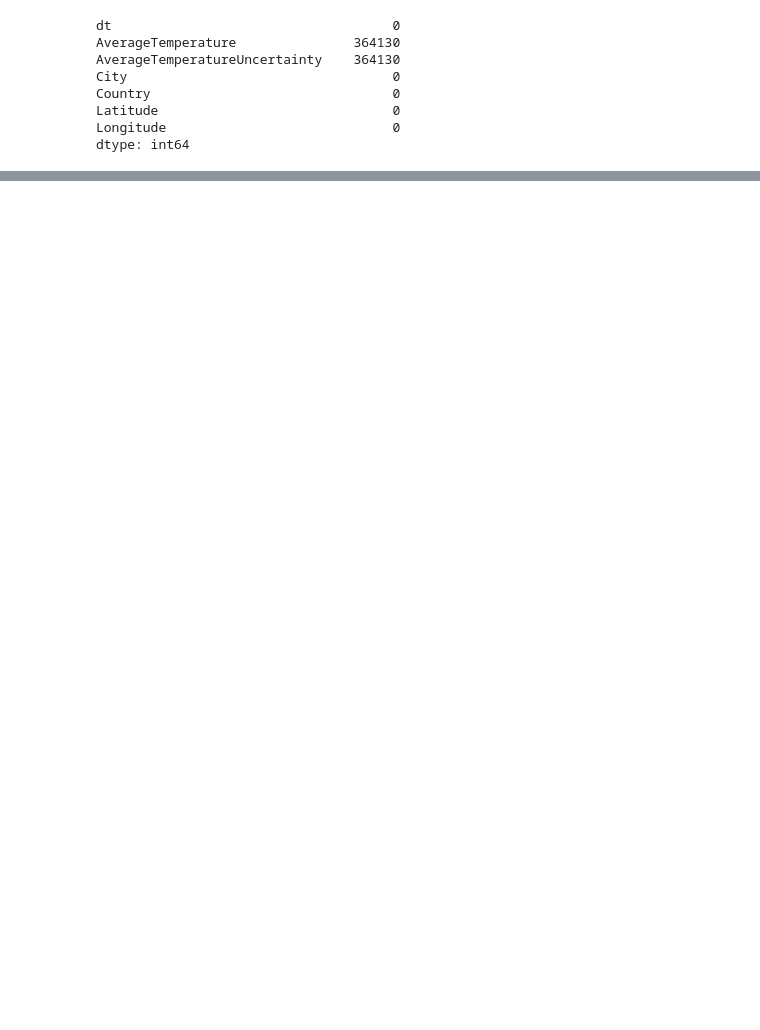
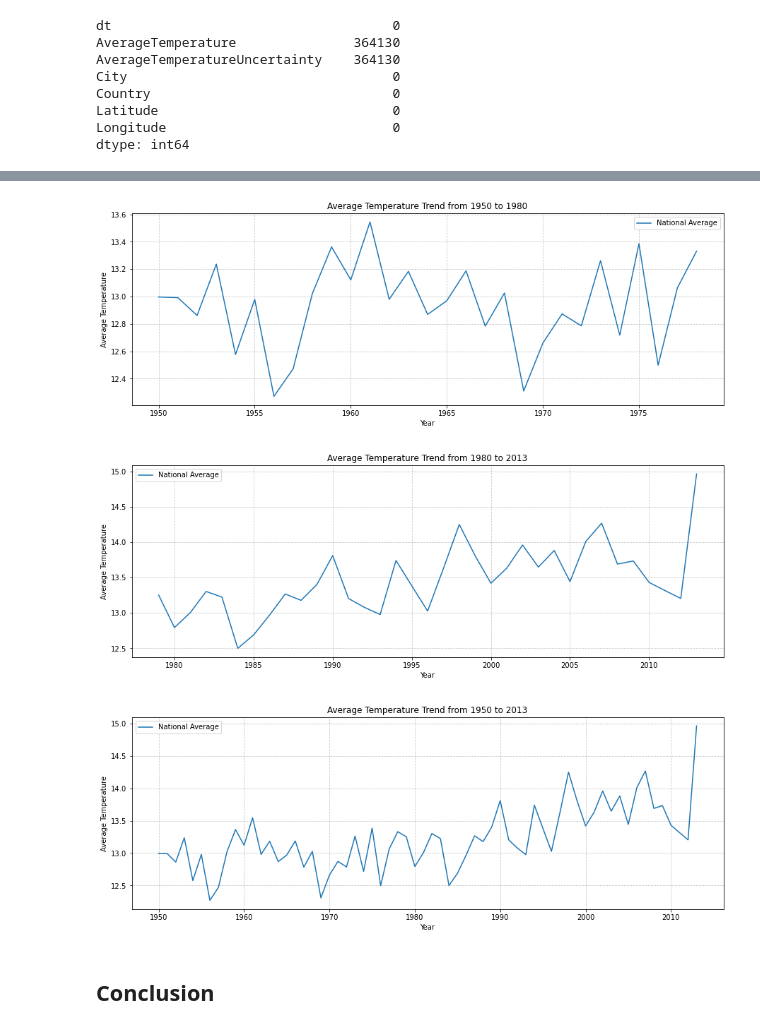
Before and after one commit to POLO6eek/ECO225Project, a Jupyter notebook: Code/ECO225_Project_1.ipynb, the cells around one changed output, grey strips where cells are left out. Saved outputs shown, nothing was run; the diff lists cells and outputs as text; code cells hidden in the pictures; blank space fills up the shorter version.

Commit message:
Line plot

```diff
--- a/Code/ECO225_Project_1.ipynb
+++ b/Code/ECO225_Project_1.ipynb
@@ -17,8 +18,8 @@ df = pd.read_csv('/Users/booker/Desktop/ECO225Project/Data/GlobalLandTemperature
 # Check missing values
 print(df.isnull().sum())
 
-# Drop missing values
-df.dropna(axis = 0, inplace = True)
+# Replacing missing values (not dropping since we will calculate the temperature change in the later section)
+df['AverageTemperature'].interpolate(method='linear', inplace=True)
 # %% [output]
 dt                                    0
 AverageTemperature               364130
@@ -33,14 +34,3 @@ dtype: int64
 df['Date'] = pd.to_datetime(df.dt)
 df.drop(columns = ['dt'], axis = 1, inplace = True)
 df['Year'] = df['Date'].dt.year
-df['Month'] = df['Date'].dt.month
-
-# Group by year
-gb_year = df.groupby(['Year']).mean().reset_index()
-
-gb_year[['AverageTemperature', 'AverageTemperatureUncertainty']].describe()
-
-# Describing X and Y variables
-print(gb_year['AverageTemperature'].describe())
-print(gb_year['AverageTemperatureUncertainty'].describe())
-print(gb_year['Year'].describe())
@@ -64,0 +37,9 @@ Name: Year, dtype: float64
+# %%
+# Group by China and year to get national average temperature
+df_china = df[df['Country'] == 'China']
+grouped_na = df_china.groupby('Year').mean().reset_index()
+
+# Filter the data to form 3 datasets ranging from different years
+grouped_na_1 = grouped_na[(grouped_na['Year'] >= 1950) & (grouped_na['Year'] <= 1978)]
+grouped_na_2 = grouped_na[(grouped_na['Year'] >= 1979) & (grouped_na['Year'] <= 2013)]
+grouped_na_3 = grouped_na[(grouped_na['Year'] >= 1950) & (grouped_na['Year'] <= 2013)]
@@ -64,0 +130,22 @@ Name: Year, dtype: float64
+# %%
+# Write function that can generate line plots
+def plot_lineplot(dataset, title):
+    plt.figure(figsize=(15, 5))
+    plt.plot(dataset['Year'], dataset['AverageTemperature'], label='National Average')
+    plt.xlabel('Year')
+    plt.ylabel('Average Temperature')
+    plt.title(title)
+    plt.grid(linestyle='--', alpha=0.7)
+    plt.legend()
+    plt.show()
+
+# Plot the graphs
+plot_lineplot(grouped_na_1, 'Average Temperature Trend from 1950 to 1980')
+plot_lineplot(grouped_na_2, 'Average Temperature Trend from 1980 to 2013')
+plot_lineplot(grouped_na_3, 'Average Temperature Trend from 1950 to 2013')
+# %% [output]
+[figure, added]
+[figure, added]
+[figure, added]
+# %% [markdown]
+## Conclusion
```
Also changed, not shown: parts of 15 cells of this notebook.
